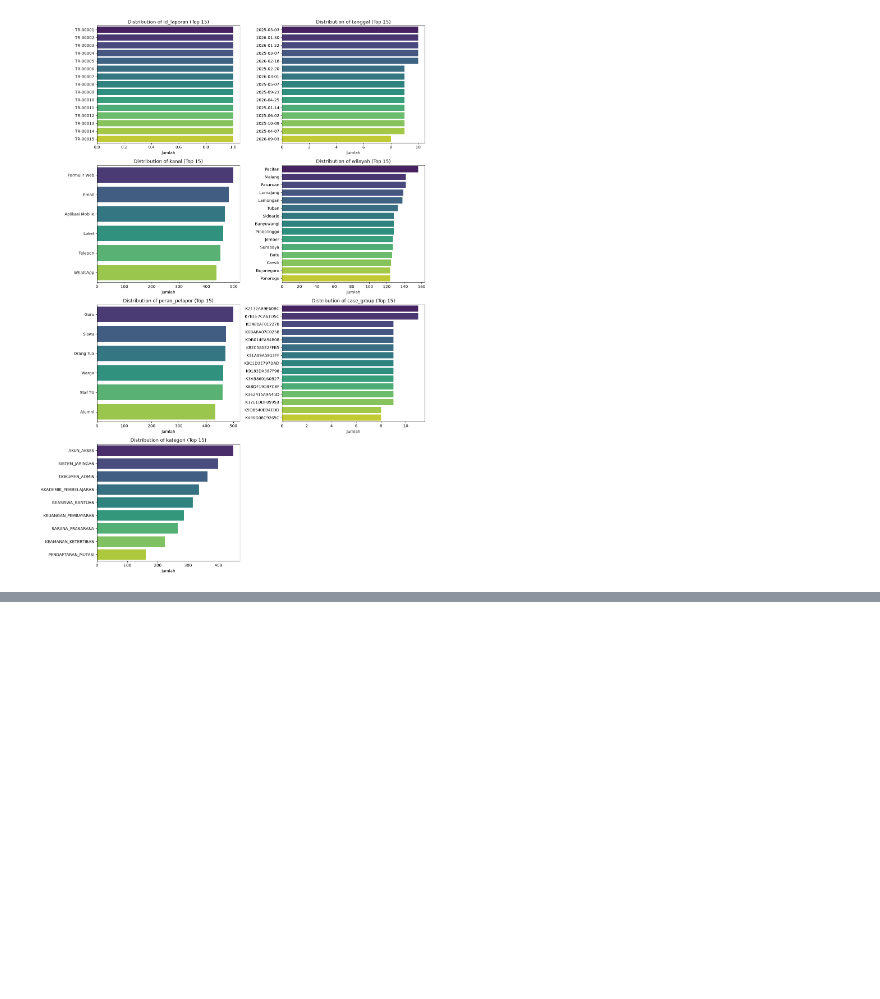
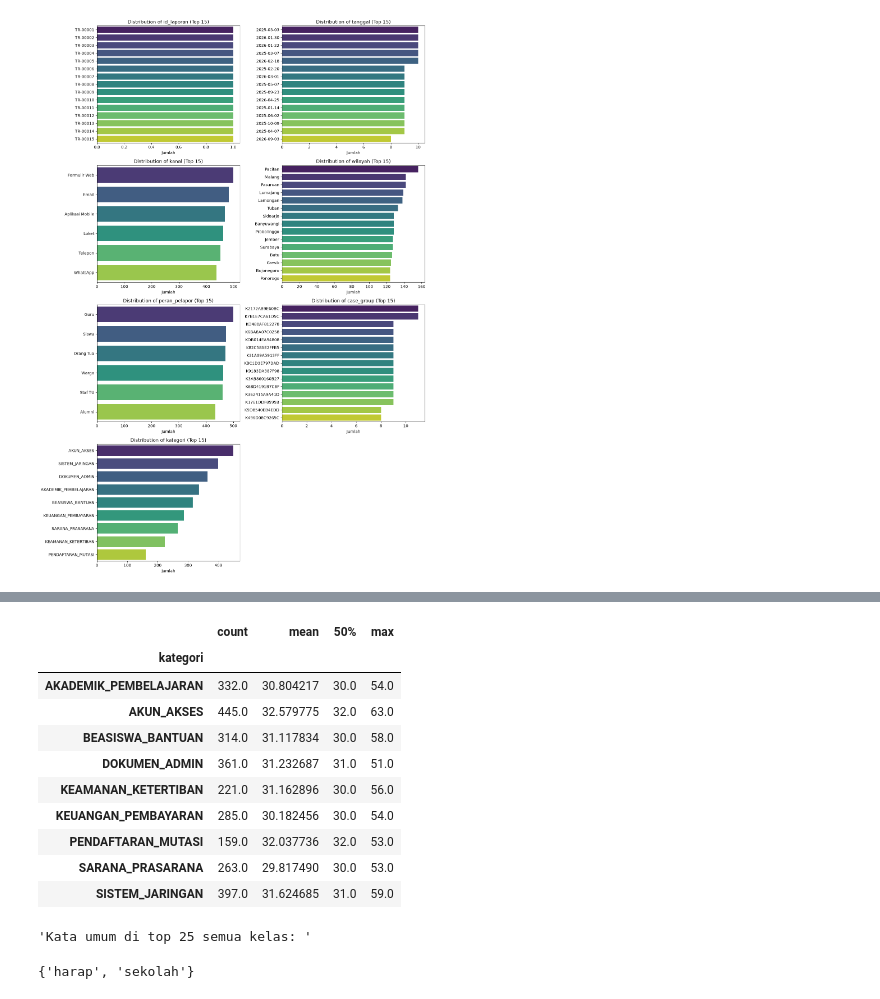
Before and after one commit to inggritsetyabudi/lks-ai-lab, a Jupyter notebook: LKS_LAB.ipynb, the cells around one changed output, grey strips where cells are left out. Saved outputs shown, nothing was run; the diff lists cells and outputs as text; code cells hidden in the pictures; blank space fills up the shorter version.

```diff
--- a/LKS_LAB.ipynb
+++ b/LKS_LAB.ipynb
@@ -404,3 +415,18 @@ Successfully installed PySastrawi-1.2.1
+# %%
+train_data['jumlah_kata'] = train_data['pesan'].str.split().str.len()
+display(train_data.groupby('kategori')['jumlah_kata'].describe()[['count', 'mean', '50%', 'max']])
+# %% [output]
+|  | count | mean | 50% | max |
+| kategori |  |  |  |  |
+| AKADEMIK_PEMBELAJARAN | 332.0 | 30.804217 | 30.0 | 54.0 |
+| AKUN_AKSES | 445.0 | 32.579775 | 32.0 | 63.0 |
+| BEASISWA_BANTUAN | 314.0 | 31.117834 | 30.0 | 58.0 |
+| DOKUMEN_ADMIN | 361.0 | 31.232687 | 31.0 | 51.0 |
+| KEAMANAN_KETERTIBAN | 221.0 | 31.162896 | 30.0 | 56.0 |
+| KEUANGAN_PEMBAYARAN | 285.0 | 30.182456 | 30.0 | 54.0 |
+| PENDAFTARAN_MUTASI | 159.0 | 32.037736 | 32.0 | 53.0 |
+| SARANA_PRASARANA | 263.0 | 29.817490 | 30.0 | 53.0 |
+| SISTEM_JARINGAN | 397.0 | 31.624685 | 31.0 | 59.0 |
 # %%
 import re
 from Sastrawi.StopWordRemover.StopWordRemoverFactory import StopWordRemoverFactory
@@ -413,0 +437,13 @@ stemmer = stem_factory.create_stemmer()
+# %%
+from sklearn.feature_extraction.text import CountVectorizer
+top_words={}
+for w in train_data['kategori'].unique():
+    vec = CountVectorizer(max_features=25, stop_words=stop_words_dict, token_pattern=r'\b\w+(?:-\w+)*\b')
+    vec.fit(train_data[train_data['kategori'] == w]['pesan'].fillna(''))
+    top_words[w] = set(vec.get_feature_names_out())
+
+common_words=set.intersection(*top_words.values())
+display("Kata umum di top 25 semua kelas: ", common_words)
+# %% [output]
+'Kata umum di top 25 semua kelas: '
+{'harap', 'sekolah'}
```
Also changed, not shown: parts of 25 cells of this notebook.
